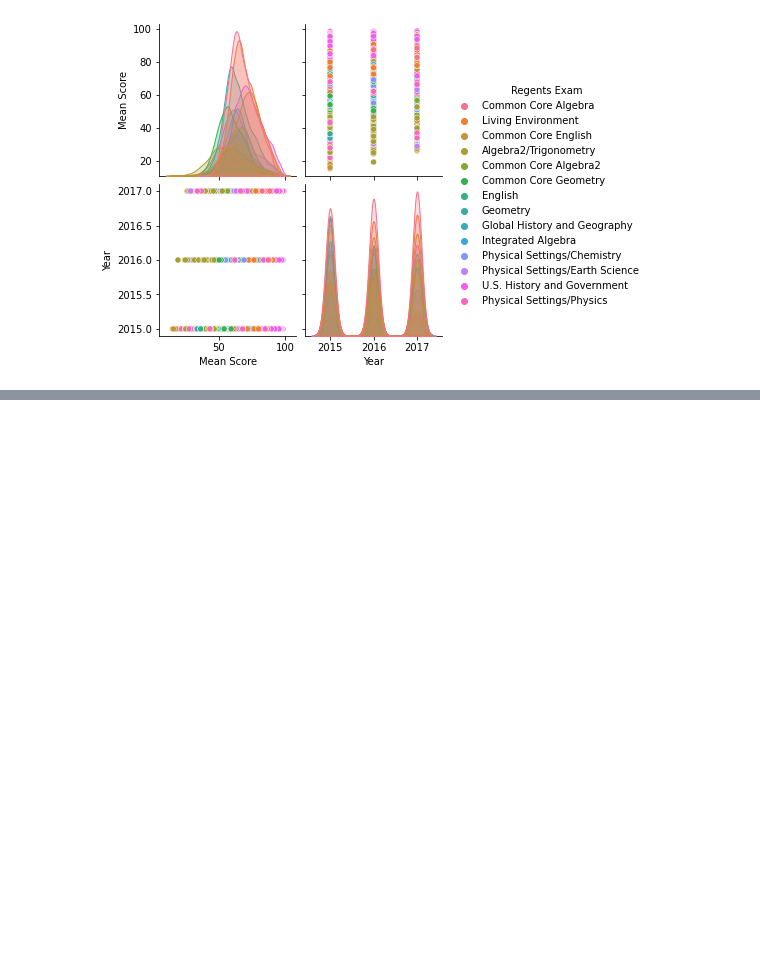
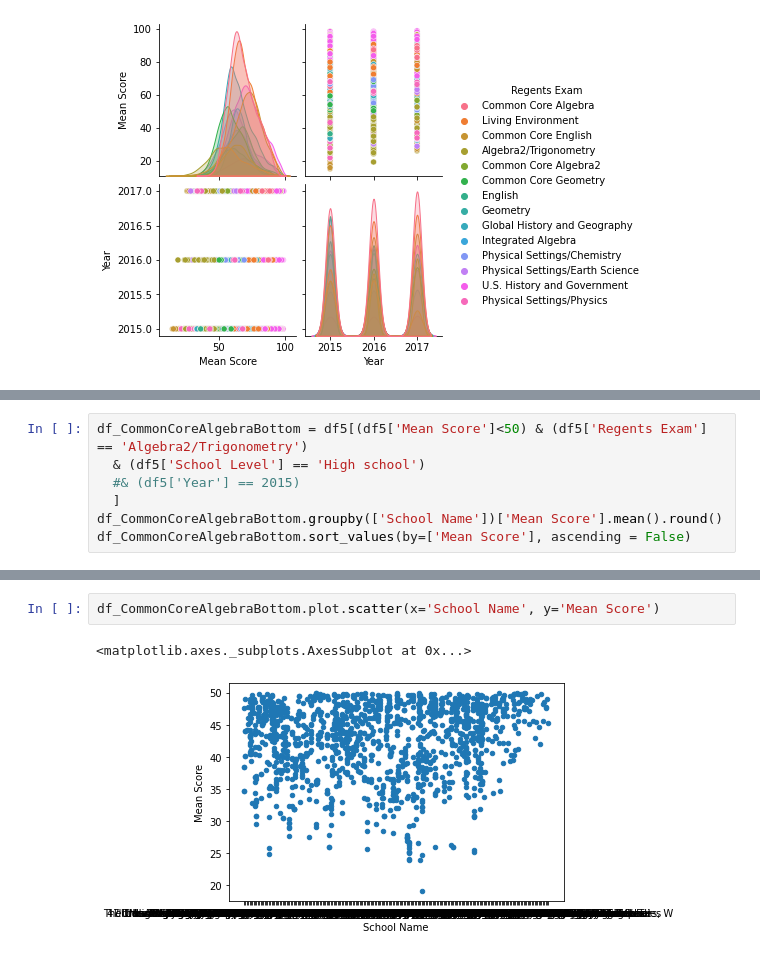
Before and after one commit to tuccib/CUNY-LAG, a Jupyter notebook: 210625_Project1_Bruno_Tucci.ipynb, the cells around one changed output, grey strips where cells are left out. Drawn from its saved outputs; the diff is of its cells as text; blank space fills up the shorter version.

```diff
--- a/210625_Project1_Bruno_Tucci.ipynb
+++ b/210625_Project1_Bruno_Tucci.ipynb
@@ -416,0 +561,7 @@ sns.pairplot(df5, hue = 'Regents Exam')
+# %%
+df_CommonCoreAlgebraBottom = df5[(df5['Mean Score']<50) & (df5['Regents Exam'] == 'Algebra2/Trigonometry')
+  & (df5['School Level'] == 'High school')
+  #& (df5['Year'] == 2015)
+  ]
+df_CommonCoreAlgebraBottom.groupby(['School Name'])['Mean Score'].mean().round()
+df_CommonCoreAlgebraBottom.sort_values(by=['Mean Score'], ascending = False)
@@ -416,0 +582,5 @@ sns.pairplot(df5, hue = 'Regents Exam')
+# %%
+df_CommonCoreAlgebraBottom.plot.scatter(x='School Name', y='Mean Score')
+# %% [output]
+<matplotlib.axes._subplots.AxesSubplot at 0x...>
+[figure, added]
```
Also changed, not shown: parts of 12 cells of this notebook.
